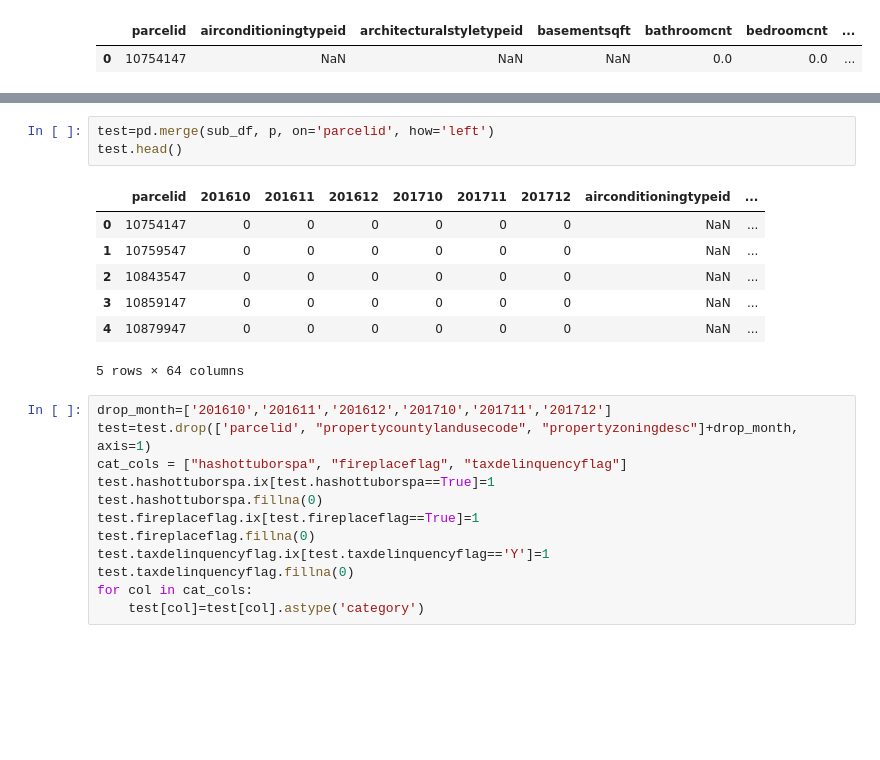
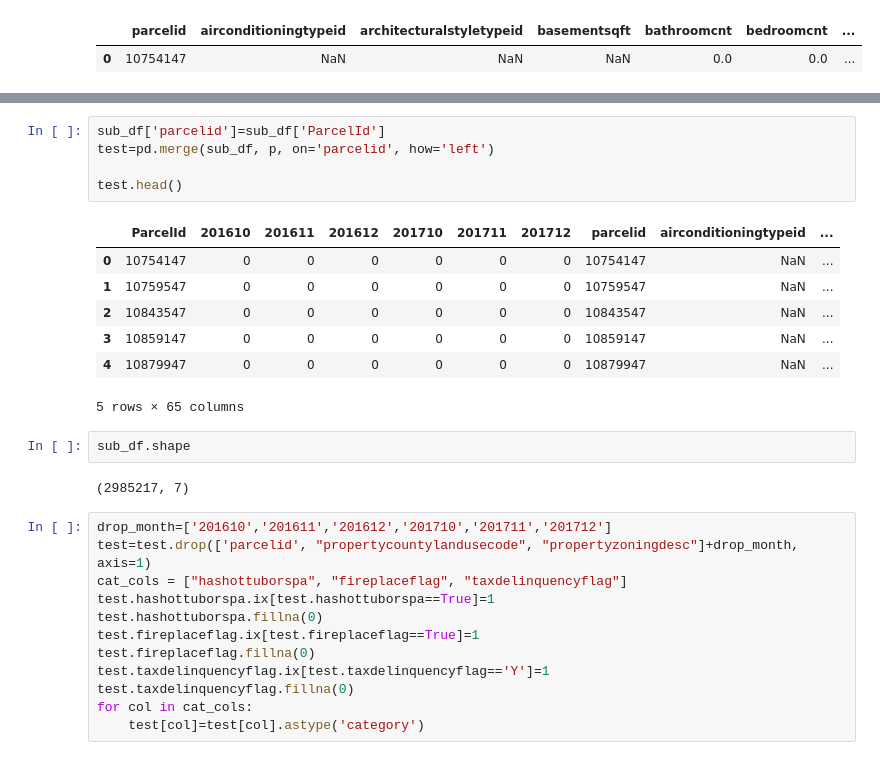
Before and after one commit to SXBK/kaggle, a Jupyter notebook: zillow/rf.ipynb, the cells around one changed output, grey strips where cells are left out. Saved outputs shown, nothing was run; the diff lists cells and outputs as text; blank space fills up the shorter version.

```diff
--- a/zillow/rf.ipynb
+++ b/zillow/rf.ipynb
@@ -149,16 +149,22 @@ sub_df.head()
 | 3 | 10859147 | 0 | 0 | 0 | 0 | 0 | 0 |
 | 4 | 10879947 | 0 | 0 | 0 | 0 | 0 | 0 |
 # %%
+sub_df['parcelid']=sub_df['ParcelId']
 test=pd.merge(sub_df, p, on='parcelid', how='left')
+
 test.head()
 # %% [output]
-|  | parcelid | 201610 | 201611 | 201612 | 201710 | 201711 | 201712 | airconditioningtypeid | ... |
-| 0 | 10754147 | 0 | 0 | 0 | 0 | 0 | 0 | NaN | ... |
-| 1 | 10759547 | 0 | 0 | 0 | 0 | 0 | 0 | NaN | ... |
-| 2 | 10843547 | 0 | 0 | 0 | 0 | 0 | 0 | NaN | ... |
-| 3 | 10859147 | 0 | 0 | 0 | 0 | 0 | 0 | NaN | ... |
-| 4 | 10879947 | 0 | 0 | 0 | 0 | 0 | 0 | NaN | ... |
+|  | ParcelId | 201610 | 201611 | 201612 | 201710 | 201711 | 201712 | parcelid | airconditioningtypeid | ... |
+| 0 | 10754147 | 0 | 0 | 0 | 0 | 0 | 0 | 10754147 | NaN | ... |
+| 1 | 10759547 | 0 | 0 | 0 | 0 | 0 | 0 | 10759547 | NaN | ... |
+| 2 | 10843547 | 0 | 0 | 0 | 0 | 0 | 0 | 10843547 | NaN | ... |
+| 3 | 10859147 | 0 | 0 | 0 | 0 | 0 | 0 | 10859147 | NaN | ... |
+| 4 | 10879947 | 0 | 0 | 0 | 0 | 0 | 0 | 10879947 | NaN | ... |
-5 rows × 64 columns
+5 rows × 65 columns
+# %%
+sub_df.shape
+# %% [output]
+(2985217, 7)
 # %%
 drop_month=['201610','201611','201612','201710','201711','201712']
 test=test.drop(['parcelid', "propertycountylandusecode", "propertyzoningdesc"]+drop_month, axis=1)
```
Also changed, not shown: parts of 11 cells of this notebook.
